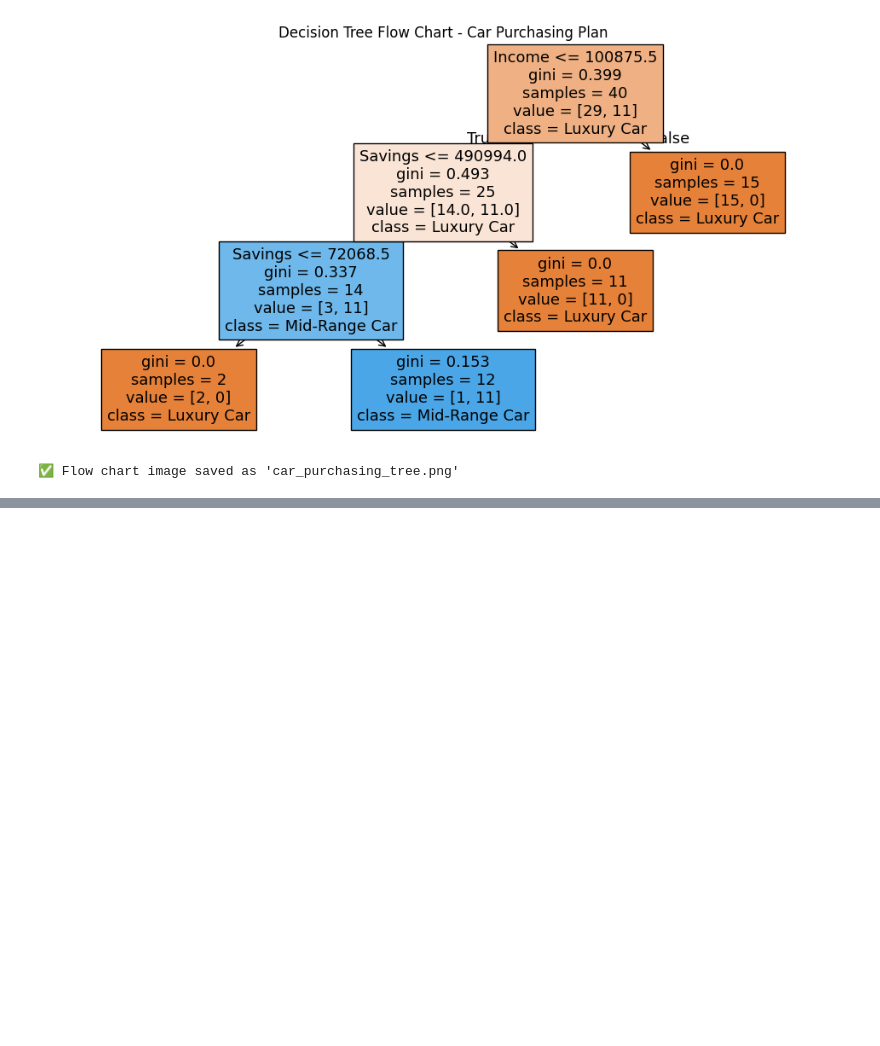
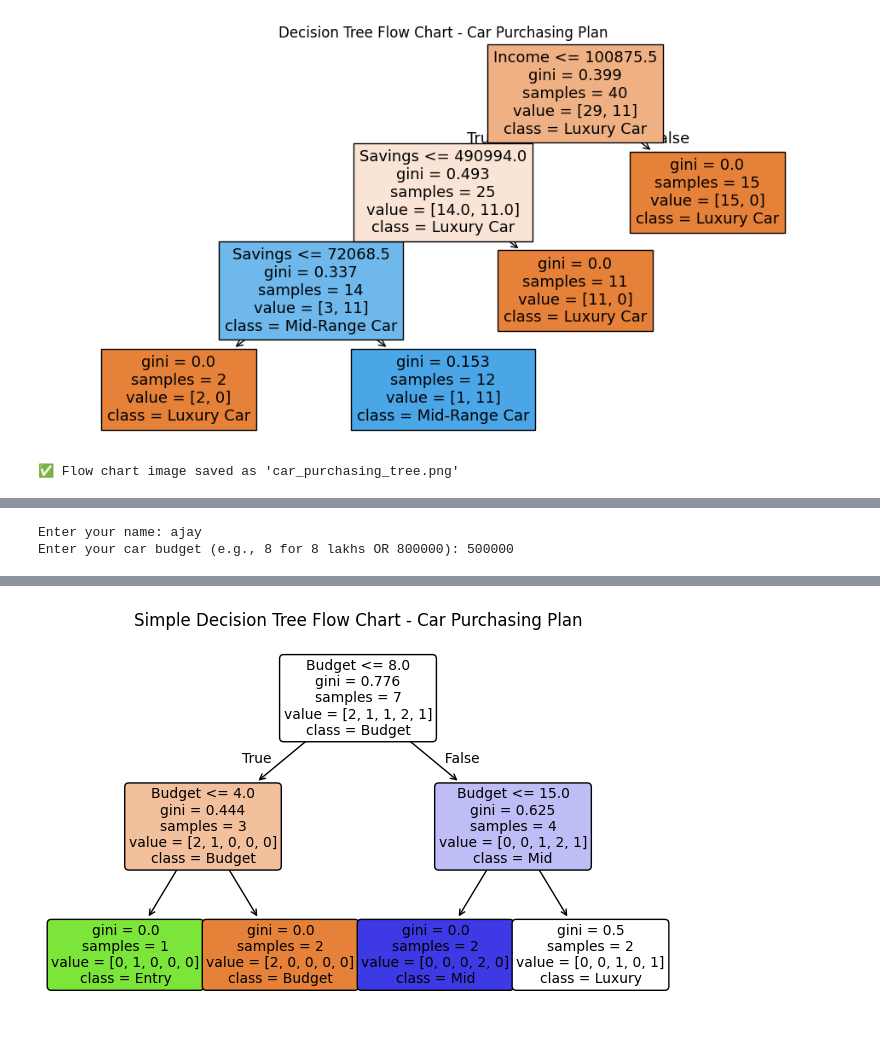
Before and after one commit to vsanjay2658-lang/SLEEP-QUALITY-PREDICITION, a Jupyter notebook: christo_ajay_car.ipynb, the cells around one changed output, grey strips where cells are left out. Cells and saved outputs as stored; diff of their text form; code cells hidden in the pictures; blank space fills up the shorter version.

```diff
--- a/christo_ajay_car.ipynb
+++ b/christo_ajay_car.ipynb
@@ -184,0 +445,78 @@ print("\n✅ Flow chart image saved as 'car_purchasing_tree.png'")
+# %%
+# 🚗 Car Purchasing Plan using Decision Tree (Simple & Clear)
+
+import pandas as pd
+from sklearn.tree import DecisionTreeClassifier, plot_tree
+import matplotlib.pyplot as plt
+
+# -----------------------------
+# Step 1: Simple Training Dataset
+# -----------------------------
+data = {
+    "Budget": [3, 5, 7, 9, 12, 18, 25],  # budget in lakhs
+    "Car_Category": [
+        "Entry", "Budget", "Budget", "Mid", "Mid", "Premium", "Luxury"
+    ]
+}
+
+df = pd.DataFrame(data)
+
+# -----------------------------
+# Step 2: Train Decision Tree (restricted depth for simplicity)
+# -----------------------------
+X = df[["Budget"]]
+y = df["Car_Category"]
+
+model = DecisionTreeClassifier(max_depth=2, random_state=42)
+model.fit(X, y)
+
+# -----------------------------
+# Step 3: Car options per category
+# -----------------------------
+car_options = {
+    "Entry": ["Maruti Alto", "Renault Kwid"],
+    "Budget": ["Maruti Swift", "Hyundai i20"],
+    "Mid": ["Hyundai Creta", "Honda City"],
+    "Premium": ["Toyota Innova", "Jeep Compass"],
+    "Luxury": ["BMW 3 Series", "Audi A4"]
+}
+
+# -----------------------------
+# Step 4: Interactive User Input
+# -----------------------------
+name = input("Enter your name: ")
+budget_input = input("Enter your car budget (e.g., 8 for 8 lakhs OR 800000): ")
+
+# Convert to lakhs if entered in rupees
+budget = int(budget_input)
+if budget > 1000:  # assume entered in Rs
+    budget = budget // 100000
+
+# Predict category
+category = model.predict([[budget]])[0]
+cars = car_options[category]
+
+# -----------------------------
+# Step 5: Show Result in Table
+# -----------------------------
+result_df = pd.DataFrame({
+    "Name": [name],
+    "Budget (Lakhs)": [budget],
+    "Category": [category],
+    "Recommended Cars": [", ".join(cars)]
+})
+
+print("\n✅ Car Purchase Recommendation:\n")
+print(result_df.to_string(index=False))
+
+# -----------------------------
+# Step 6: Flow Chart (Simple)
+# -----------------------------
+plt.figure(figsize=(8,5))
+plot_tree(model, feature_names=["Budget"], class_names=model.classes_,
+          filled=True, rounded=True, fontsize=10)
+plt.title("Simple Decision Tree Flow Chart - Car Purchasing Plan")
+plt.show()
+# %% [output]
+Enter your name: ajay
+Enter your car budget (e.g., 8 for 8 lakhs OR 800000): 500000
@@ -184,0 +527 @@ print("\n✅ Flow chart image saved as 'car_purchasing_tree.png'")
+[figure, added]
```
Also changed, not shown: parts of 5 cells of this notebook.
